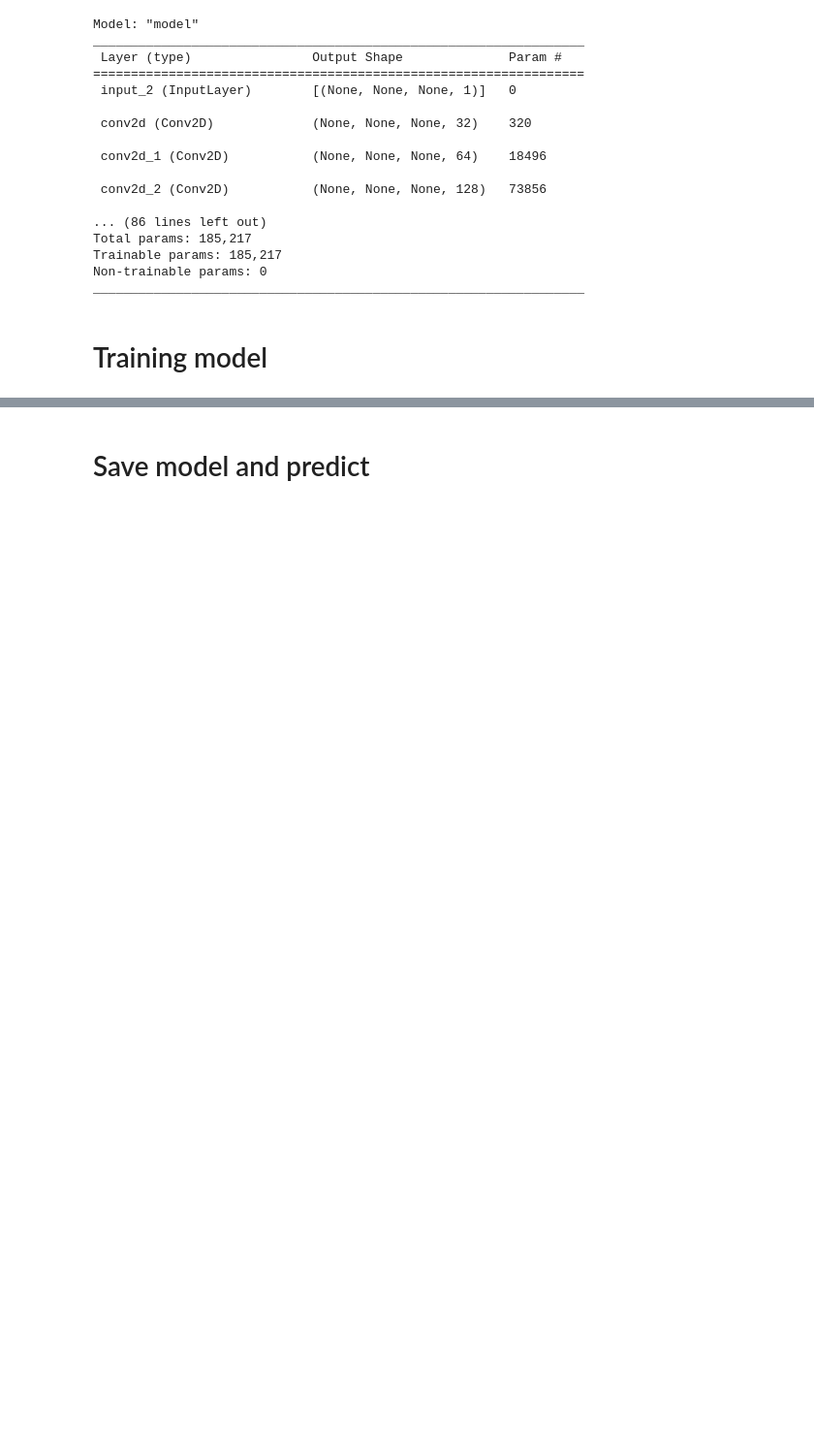
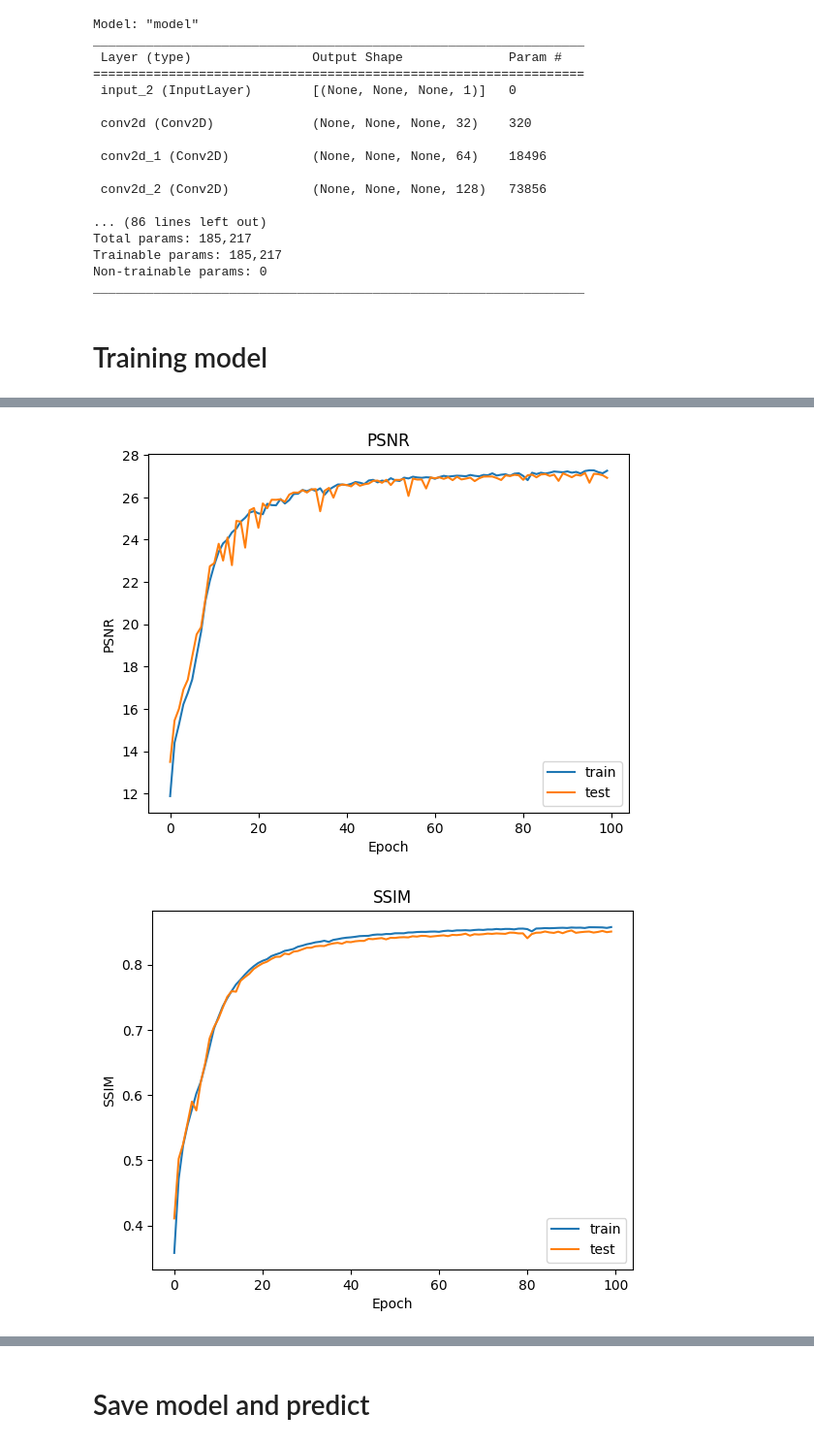
Before and after one commit to hamideha/ImageProcessing, a Jupyter notebook: sr_cnn/sr_cnn.ipynb, the cells around one changed output, grey strips where cells are left out. Shown: that part at 97% size. Drawn from its saved outputs; the diff is of its cells as text; code cells hidden in the pictures; blank space fills up the shorter version.

```diff
--- a/sr_cnn/sr_cnn.ipynb
+++ b/sr_cnn/sr_cnn.ipynb
@@ -235,0 +291,23 @@ Epoch 100: val_loss did not improve from 23.68221
+# %%
+def plot_metrics(history, metric):
+    plt.plot(history[metric])
+    plt.plot(history[f'val_{metric}'])
+    plt.title(f'{metric}')
+    plt.ylabel(metric)
+    plt.xlabel('Epoch')
+    plt.legend(['train', 'test'], loc='lower right')
+    plt.show()
+# %%
+Y_history=np.load('metrics/Y_history.npy', allow_pickle=True).item()
+Cb_history=np.load('metrics/Cb_history.npy', allow_pickle=True).item()
+Cr_history=np.load('metrics/Cr_history.npy', allow_pickle=True).item()
+
+plot_metrics(Y_history, 'PSNR')
+plot_metrics(Y_history, 'SSIM')
+plot_metrics(Cb_history, 'PSNR')
+plot_metrics(Cb_history, 'SSIM')
+plot_metrics(Cr_history, 'PSNR')
+plot_metrics(Cr_history, 'SSIM')
+# %% [output]
+[figure, added]
+[figure, added]
```
Also changed, not shown: parts of 11 cells of this notebook, 27 other files.
